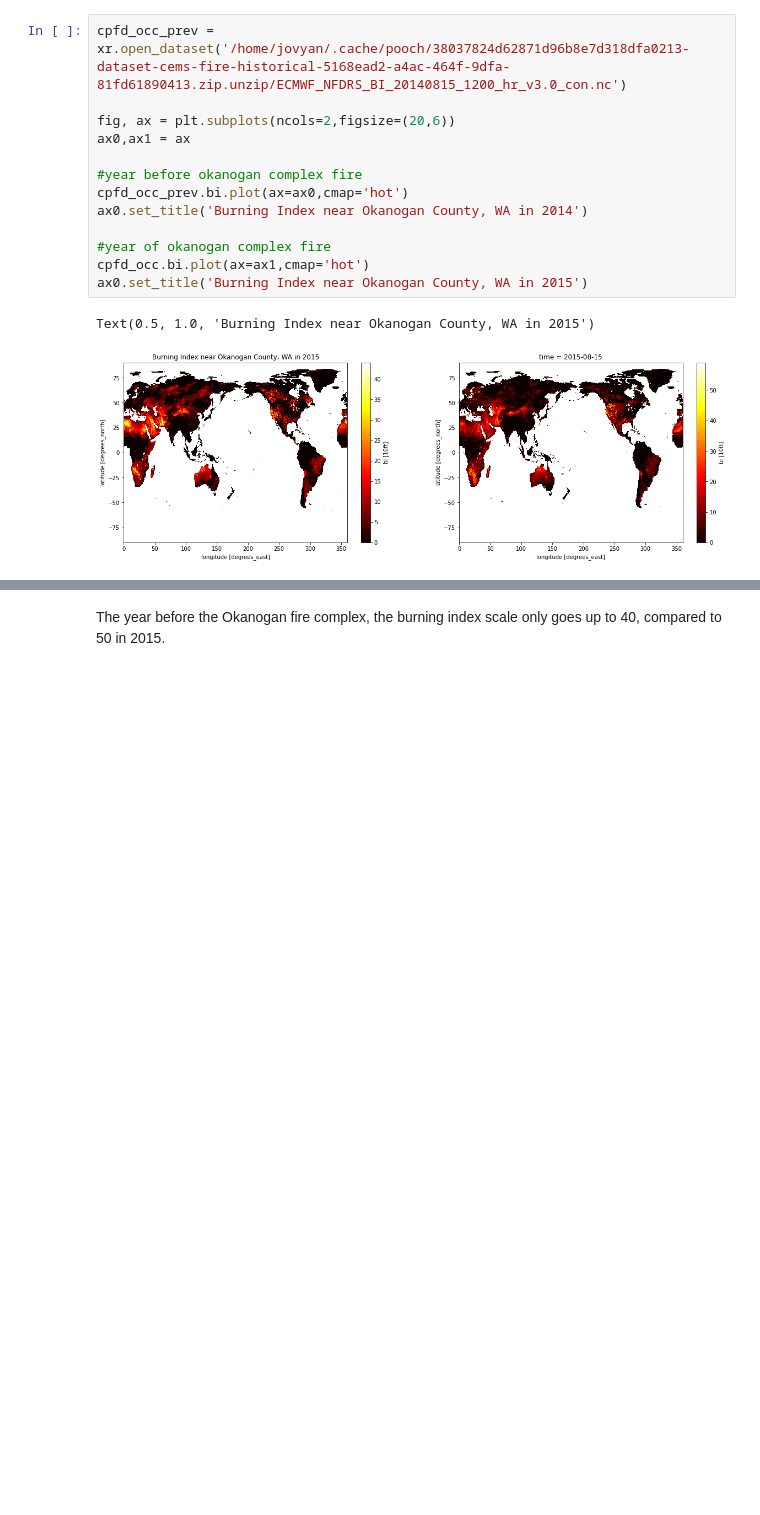
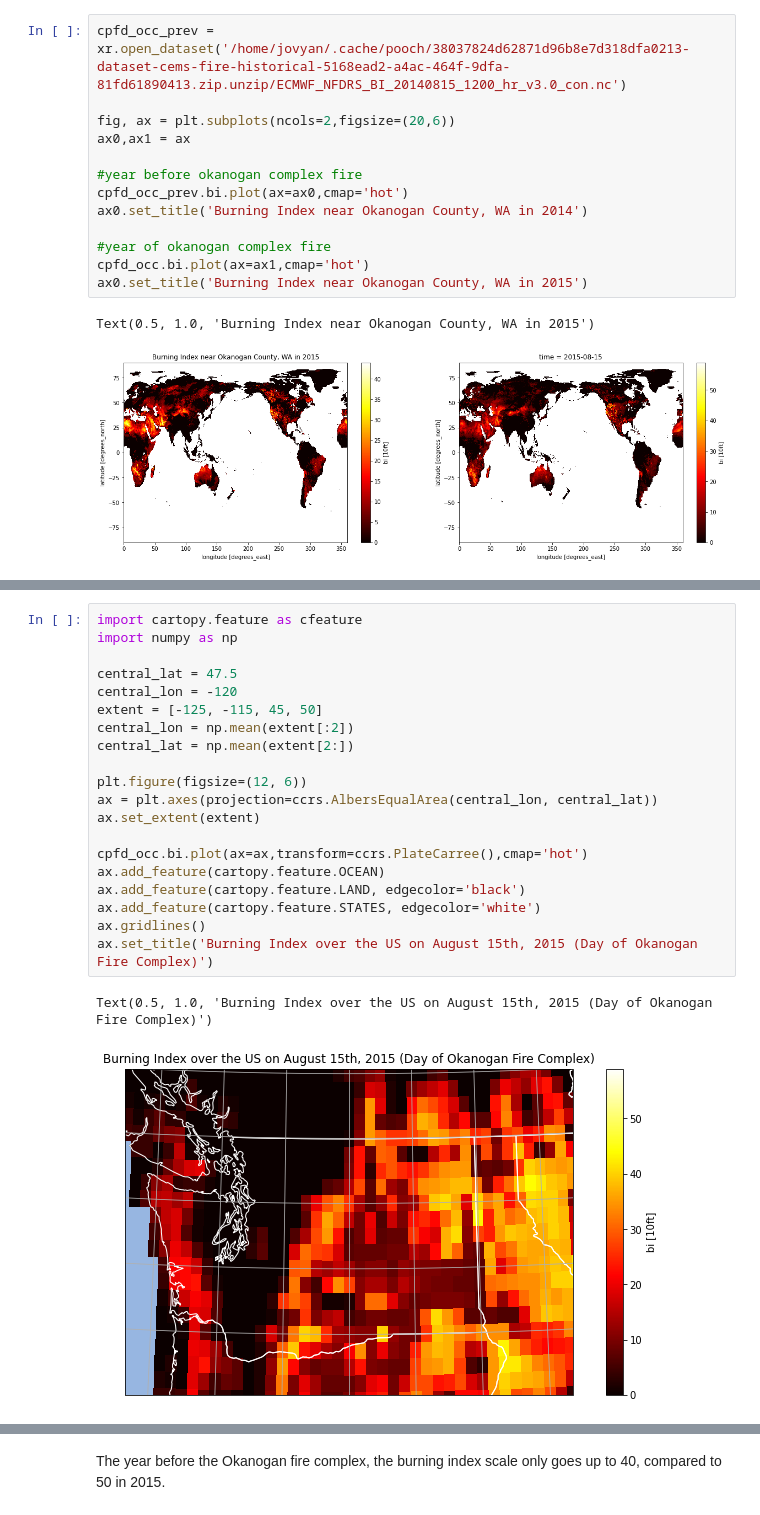
Before and after one commit to SophKJ/finalproject_fall21, a Jupyter notebook: FireFuelEmissions.ipynb, the cells around one changed output, grey strips where cells are left out. Saved outputs shown, nothing was run; the diff lists cells and outputs as text; blank space fills up the shorter version.

Commit message:
final project draft 3 updated washington map

```diff
--- a/FireFuelEmissions.ipynb
+++ b/FireFuelEmissions.ipynb
@@ -403,3 +401,26 @@ Text(0.5, 1.0, 'Burning Index over the US on August 15th, 2015 (Day of Okanogan
+# %%
+import cartopy.feature as cfeature
+import numpy as np
+
+central_lat = 47.5
+central_lon = -120
+extent = [-125, -115, 45, 50]
+central_lon = np.mean(extent[:2])
+central_lat = np.mean(extent[2:])
+
+plt.figure(figsize=(12, 6))
+ax = plt.axes(projection=ccrs.AlbersEqualArea(central_lon, central_lat))
+ax.set_extent(extent)
+
+cpfd_occ.bi.plot(ax=ax,transform=ccrs.PlateCarree(),cmap='hot')
+ax.add_feature(cartopy.feature.OCEAN)
+ax.add_feature(cartopy.feature.LAND, edgecolor='black')
+ax.add_feature(cartopy.feature.STATES, edgecolor='white')
+ax.gridlines()
+ax.set_title('Burning Index over the US on August 15th, 2015 (Day of Okanogan Fire Complex)')
+# %% [output]
+Text(0.5, 1.0, 'Burning Index over the US on August 15th, 2015 (Day of Okanogan Fire Complex)')
+[figure, added]
 # %%
 central_lat = 37.5
 central_lon = -96
```
Also changed, not shown: parts of 4 cells of this notebook.
